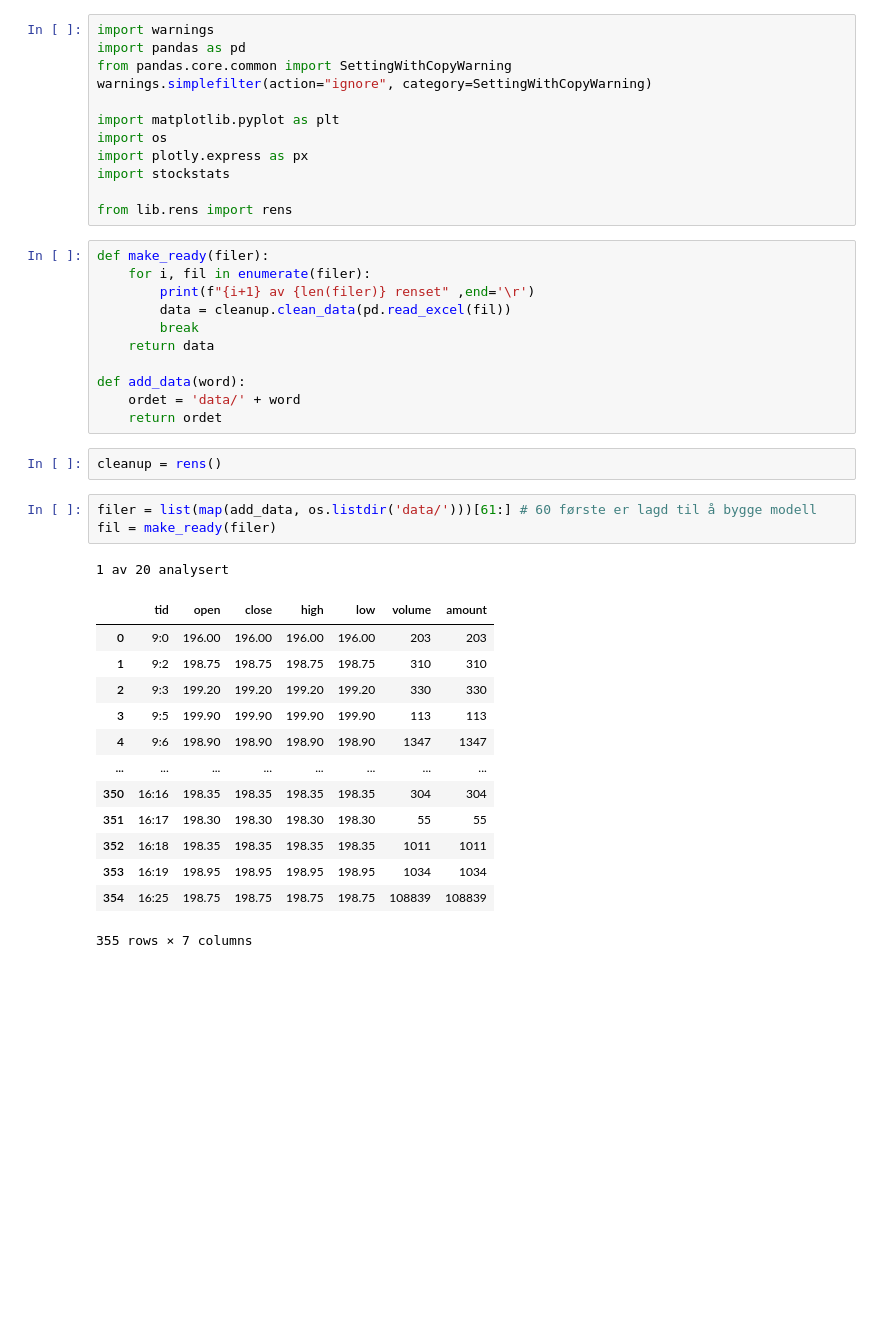
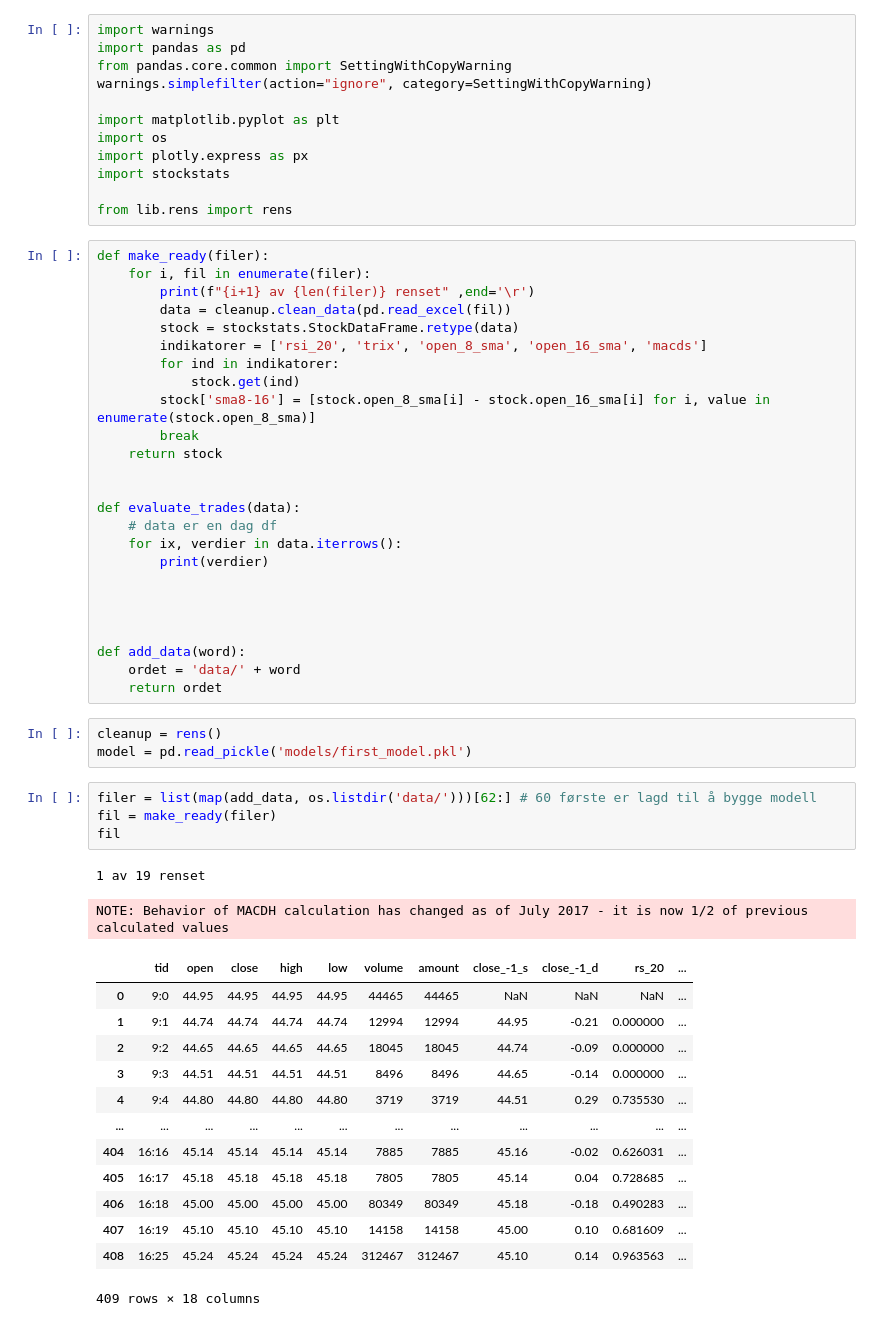
Before and after one commit to stianteien/instradag, a Jupyter notebook: use_model.ipynb, the cells around one changed output. Saved outputs shown, nothing was run; the diff lists cells and outputs as text; blank space fills up the shorter version.

```diff
--- a/use_model.ipynb
+++ b/use_model.ipynb
@@ -18,29 +18,46 @@ def make_ready(filer):
     for i, fil in enumerate(filer):
         print(f"{i+1} av {len(filer)} renset" ,end='\r')
         data = cleanup.clean_data(pd.read_excel(fil))
+        stock = stockstats.StockDataFrame.retype(data)
+        indikatorer = ['rsi_20', 'trix', 'open_8_sma', 'open_16_sma', 'macds']
+        for ind in indikatorer:
+            stock.get(ind)
+        stock['sma8-16'] = [stock.open_8_sma[i] - stock.open_16_sma[i] for i, value in enumerate(stock.open_8_sma)]
         break
-    return data
+    return stock
+
+
+def evaluate_trades(data):
+    # data er en dag df
+    for ix, verdier in data.iterrows():
+        print(verdier)
+
+
+
 
 def add_data(word):
     ordet = 'data/' + word
     return ordet
-# %%
-cleanup = rens()
+# %%
+cleanup = rens()
+model = pd.read_pickle('models/first_model.pkl')
 # %%
-filer = list(map(add_data, os.listdir('data/')))[61:] # 60 første er lagd til å bygge modell
+filer = list(map(add_data, os.listdir('data/')))[62:] # 60 første er lagd til å bygge modell
 fil = make_ready(filer)
+fil
 # %% [output]
-1 av 20 analysert
+1 av 19 renset
+NOTE: Behavior of MACDH calculation has changed as of July 2017 - it is now 1/2 of previous calculated values
-|  | tid | open | close | high | low | volume | amount |
-| 0 | 9:0 | 196.00 | 196.00 | 196.00 | 196.00 | 203 | 203 |
-| 1 | 9:2 | 198.75 | 198.75 | 198.75 | 198.75 | 310 | 310 |
-| 2 | 9:3 | 199.20 | 199.20 | 199.20 | 199.20 | 330 | 330 |
-| 3 | 9:5 | 199.90 | 199.90 | 199.90 | 199.90 | 113 | 113 |
-| 4 | 9:6 | 198.90 | 198.90 | 198.90 | 198.90 | 1347 | 1347 |
-| ... | ... | ... | ... | ... | ... | ... | ... |
-| 350 | 16:16 | 198.35 | 198.35 | 198.35 | 198.35 | 304 | 304 |
-| 351 | 16:17 | 198.30 | 198.30 | 198.30 | 198.30 | 55 | 55 |
-| 352 | 16:18 | 198.35 | 198.35 | 198.35 | 198.35 | 1011 | 1011 |
-| 353 | 16:19 | 198.95 | 198.95 | 198.95 | 198.95 | 1034 | 1034 |
-| 354 | 16:25 | 198.75 | 198.75 | 198.75 | 198.75 | 108839 | 108839 |
+|  | tid | open | close | high | low | volume | amount | close_-1_s | close_-1_d | rs_20 | ... |
+| 0 | 9:0 | 44.95 | 44.95 | 44.95 | 44.95 | 44465 | 44465 | NaN | NaN | NaN | ... |
+| 1 | 9:1 | 44.74 | 44.74 | 44.74 | 44.74 | 12994 | 12994 | 44.95 | -0.21 | 0.000000 | ... |
+| 2 | 9:2 | 44.65 | 44.65 | 44.65 | 44.65 | 18045 | 18045 | 44.74 | -0.09 | 0.000000 | ... |
+| 3 | 9:3 | 44.51 | 44.51 | 44.51 | 44.51 | 8496 | 8496 | 44.65 | -0.14 | 0.000000 | ... |
+| 4 | 9:4 | 44.80 | 44.80 | 44.80 | 44.80 | 3719 | 3719 | 44.51 | 0.29 | 0.735530 | ... |
+| ... | ... | ... | ... | ... | ... | ... | ... | ... | ... | ... | ... |
+| 404 | 16:16 | 45.14 | 45.14 | 45.14 | 45.14 | 7885 | 7885 | 45.16 | -0.02 | 0.626031 | ... |
+| 405 | 16:17 | 45.18 | 45.18 | 45.18 | 45.18 | 7805 | 7805 | 45.14 | 0.04 | 0.728685 | ... |
+| 406 | 16:18 | 45.00 | 45.00 | 45.00 | 45.00 | 80349 | 80349 | 45.18 | -0.18 | 0.490283 | ... |
+| 407 | 16:19 | 45.10 | 45.10 | 45.10 | 45.10 | 14158 | 14158 | 45.00 | 0.10 | 0.681609 | ... |
+| 408 | 16:25 | 45.24 | 45.24 | 45.24 | 45.24 | 312467 | 312467 | 45.10 | 0.14 | 0.963563 | ... |
-355 rows × 7 columns
+409 rows × 18 columns
```
Also changed, not shown: parts of 2 cells of this notebook.
